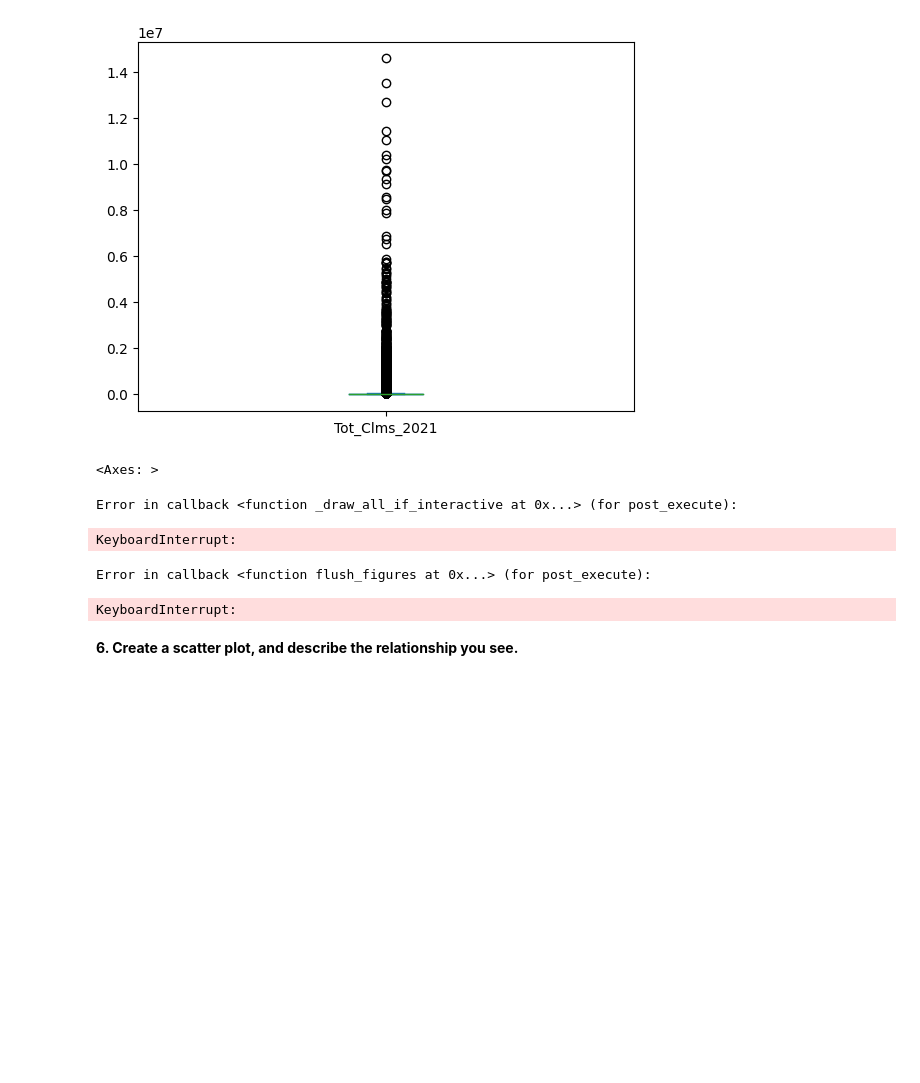
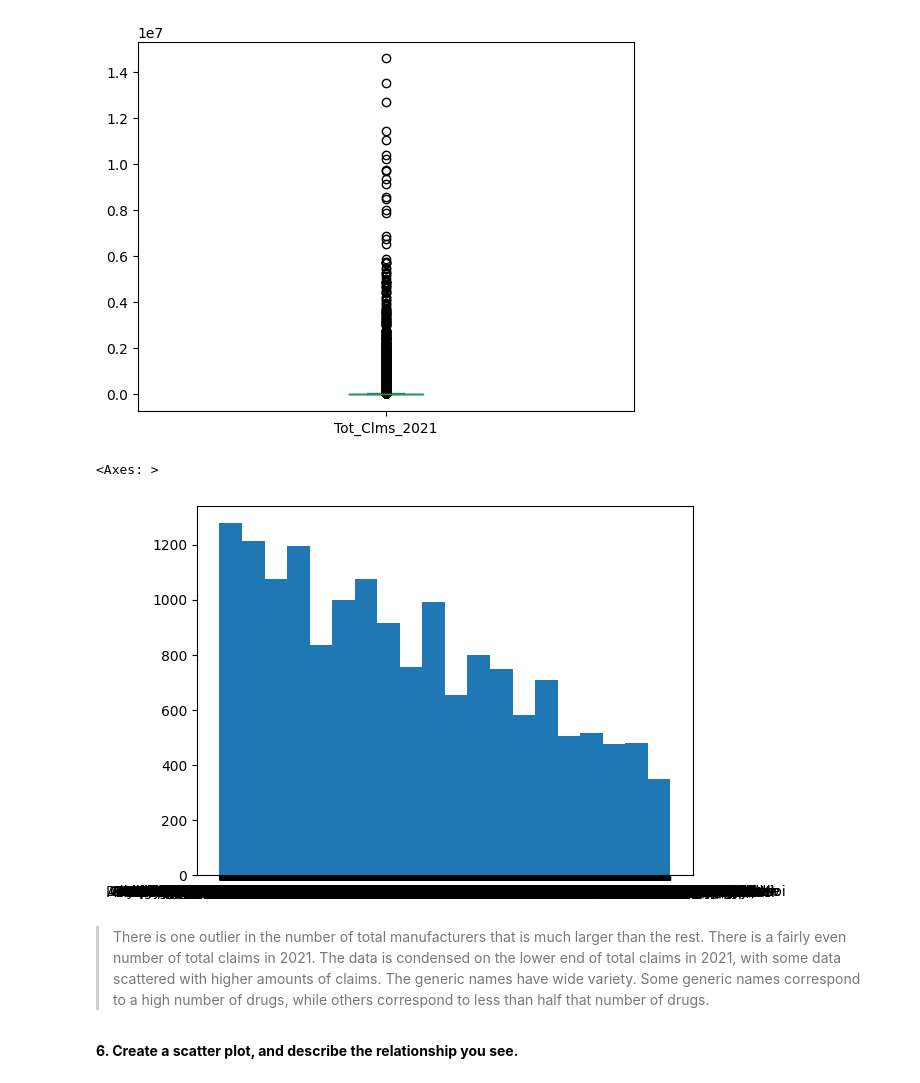
Before and after one commit to abkerper/visualization, a Jupyter notebook: assignment/assignment.ipynb, the cells around one changed output. Cells and saved outputs as stored; diff of their text form; code cells hidden in the pictures; blank space fills up the shorter version.

```diff
--- a/assignment/assignment.ipynb
+++ b/assignment/assignment.ipynb
@@ -285,9 +302,9 @@ Number of Dimensions: (16146, 36)
 # %%
-brand_names = df['Brnd_Name']
+generic_names = df['Gnrc_Name']
 number_of_manufacturers = df['Tot_Mftr']
 number_of_claims_2021 = df['Tot_Clms_2021']
 # %%
-brand_name = brand_name.replace(' ', np.nan) #replace any blank names with NaN
+generic_names = generic_names.replace(' ', np.nan) #replace any blank names with NaN
 # %% [markdown]
 
 
@@ -304,13 +321,14 @@ number_of_claims_2021.plot.box()
 # %% [output]
 <Axes: >
 [figure]
-# %%
-brand_names.hist(bins=20,grid=False)
-# %% [output]
-<Axes: >
-Error in callback <function _draw_all_if_interactive at 0x...> (for post_execute):
-KeyboardInterrupt:
-Error in callback <function flush_figures at 0x...> (for post_execute):
-KeyboardInterrupt:
+# %%
+generic_names.hist(bins = 20, grid = False)
+# %% [output]
+<Axes: >
+[figure, added]
+# %% [markdown]
+
+
+> There is one outlier in the number of total manufacturers that is much larger than the rest. There is a fairly even number of  total claims in 2021. The data is condensed on the lower end of total claims in 2021, with some data scattered with higher amounts of claims. The generic names have wide variety. Some generic names correspond to a high number of drugs, while others correspond to less than half that number of drugs.
 # %% [markdown]
 **6. Create a scatter plot, and describe the relationship you see.**
```
Also changed, not shown: parts of 10 cells of this notebook.
